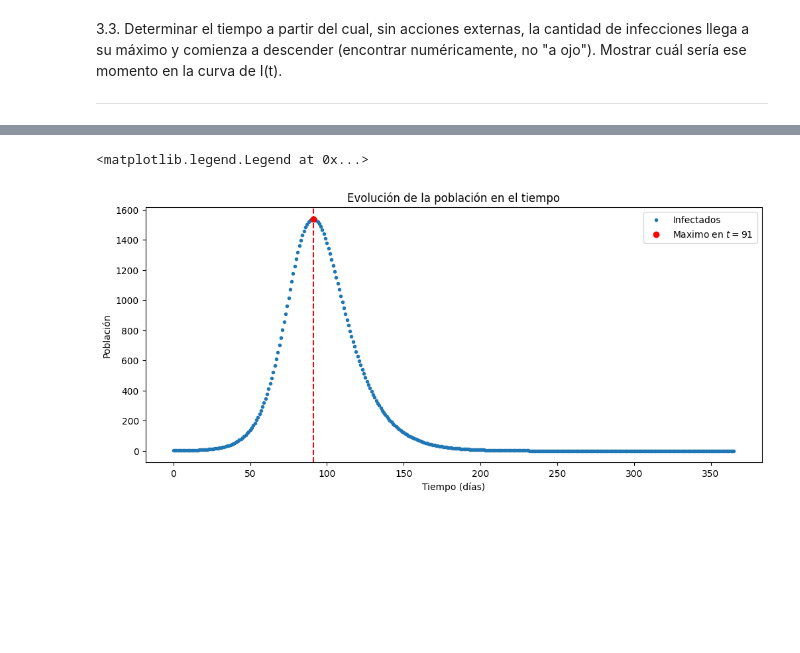
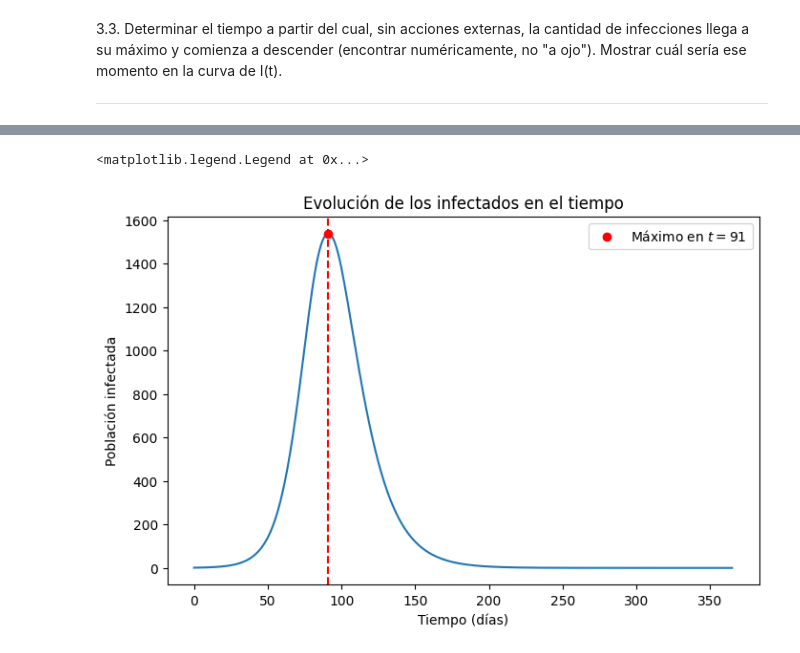
Before and after one commit to lmendezayl/modelado-continuo, a Jupyter notebook: trabajos-practicos/TP1IMC2025_MENDEZ_STANGALINI_DRELEWICZ.ipynb, the cells around one changed output, grey strips where cells are left out. Cells and saved outputs as stored; diff of their text form; code cells hidden in the pictures; blank space fills up the shorter version.

```diff
--- a/trabajos-practicos/TP1IMC2025_MENDEZ_STANGALINI_DRELEWICZ.ipynb
+++ b/trabajos-practicos/TP1IMC2025_MENDEZ_STANGALINI_DRELEWICZ.ipynb
@@ -506,30 +524,0 @@ corregir esto
-# %%
-from scipy.integrate import solve_ivp
-# Definimos el rango de tiempo para la integración
-
-dt = 0.01
-t_span = (0, 5)  # Integramos de t=0 a t=10
-t = np.arange(t_span[0], t_span[1]+dt, step=dt)
-
-X, Y = np.meshgrid(np.arange(-4, 4, .01), np.arange(-4, 4, .01))
-DFx, DFy = F(0, [X, Y]) # t=0
-
-# Graficamos las nulclinas nuevamente como referencia
-plt.contour(X, Y, DFx, levels=[0], colors=['black'])
-plt.contour(X, Y, DFy, levels=[0], colors=['black'])
-
-# Graficamos los puntos fijos
-ci = [(-1, -1), (1, 1), (2, 2), (3, 3), (1, -2)]
-for z0 in ci:
-    sol = solve_ivp(F, t_span, z0, atol=1e-9, rtol=1e-8, max_step=0.1)
-    plt.plot(sol.y[0], sol.y[1], 'k', alpha=0.8)
-    plt.plot(z0[0], z0[1], 'bo')
-
-
-plt.plot(0,0, marker='o', color="black")
-plt.plot(-2,-2, marker='o', color="black")
-plt.xlabel("x")
-plt.ylabel("y")
-plt.title("Trayectorias en el espacio de fases")
-plt.grid()
-plt.show()
@@ -597,12 +594,12 @@ max = sp.signal.find_peaks(I)[0][0]
 # %%
-plt.figure(figsize=(12, 5))
-plt.plot(t, I, "." ,label="Infectados")
+plt.figure(figsize=(8, 5))
+plt.plot(t, I)
 plt.axvline(x=t[max], color='r', linestyle="--")
-plt.plot(t[max], I[max], "o", label="Maximo en $t=91$", color="red")
+plt.plot(t[max], I[max], "o", label=f"Máximo en $t={max}$", color="red")
 plt.xlabel("Tiempo (días)")
-plt.ylabel("Población")
-plt.title("Evolución de la población en el tiempo")
+plt.ylabel("Población infectada")
+plt.title("Evolución de los infectados en el tiempo")
 plt.legend()
 # %% [output]
 <matplotlib.legend.Legend at 0x...>
-[figure, old version]
+[figure, new version]
```
Also changed, not shown: parts of 25 cells of this notebook.
